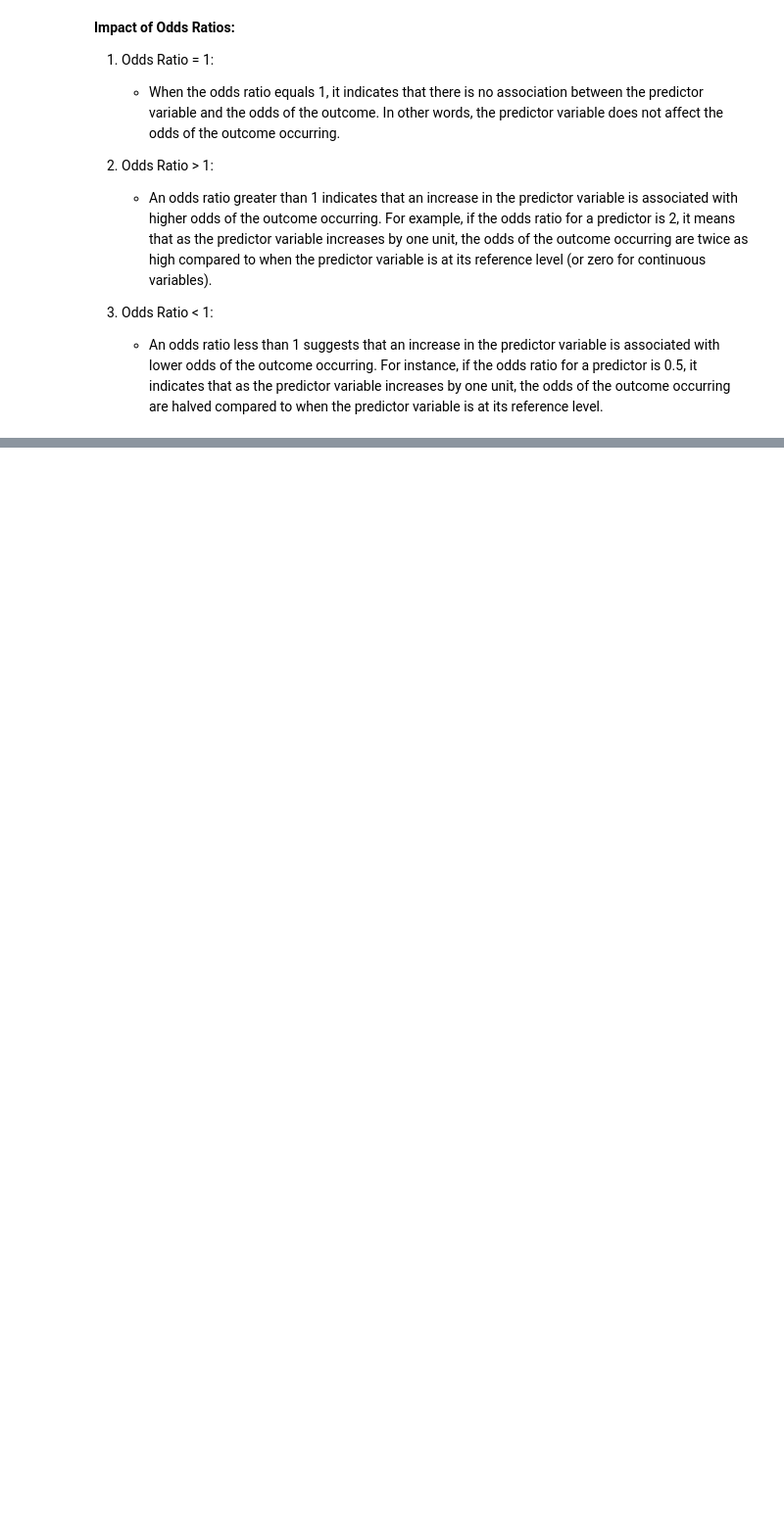
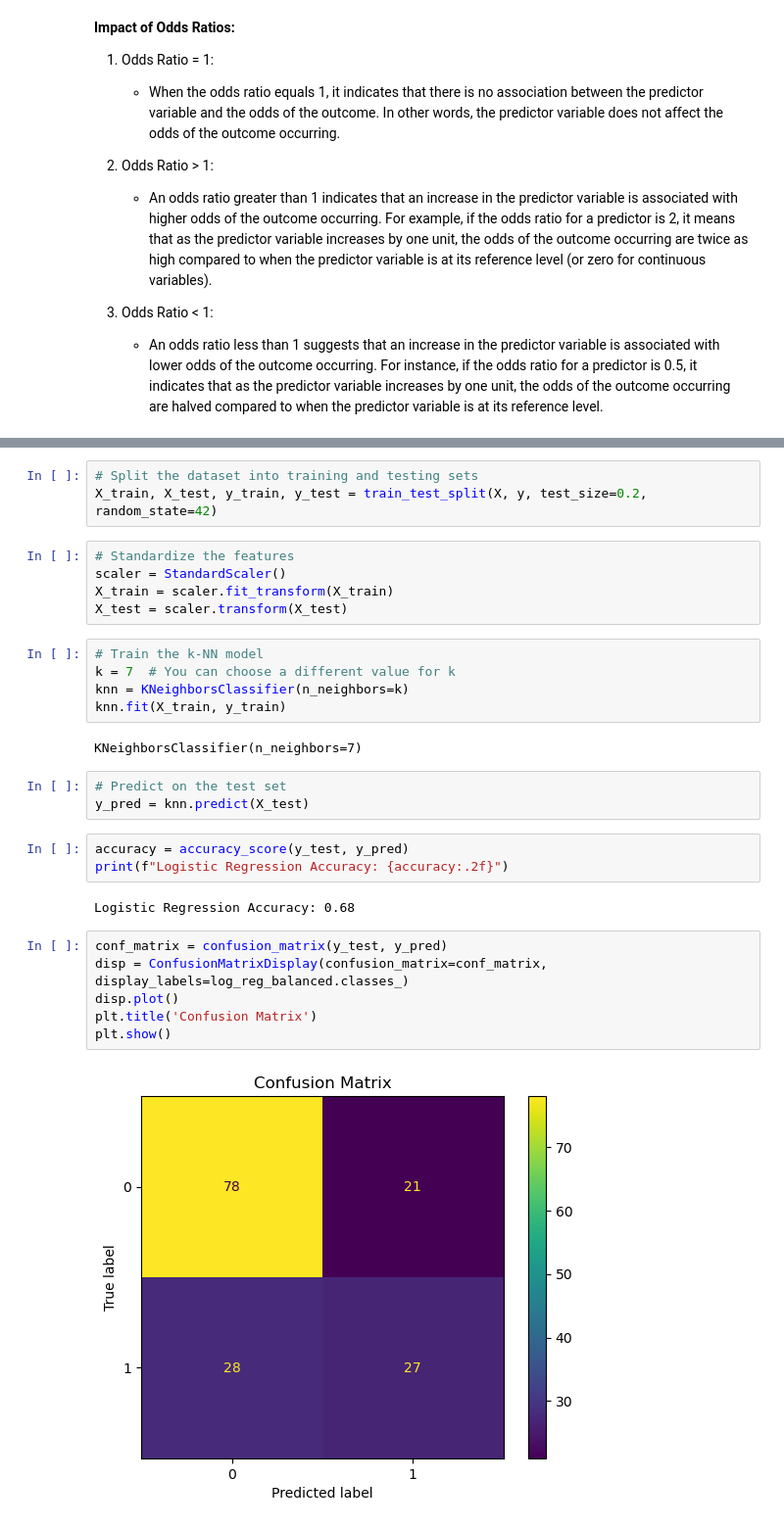
Before and after one commit to Hospital-Da-Luz-Learning-Health/MLCatolica25, a Jupyter notebook: Aula 6 - Supervised Learning II/Learning Notebook.ipynb, the cells around one changed output, grey strips where cells are left out. Shown at 98% size. Saved outputs shown, nothing was run; the diff lists cells and outputs as text; blank space fills up the shorter version.

```diff
--- a/Aula 6 - Supervised Learning II/Learning Notebook.ipynb
+++ b/Aula 6 - Supervised Learning II/Learning Notebook.ipynb
@@ -516,0 +526,31 @@ plt.show()
+# %%
+# Split the dataset into training and testing sets
+X_train, X_test, y_train, y_test = train_test_split(X, y, test_size=0.2, random_state=42)
+# %%
+# Standardize the features
+scaler = StandardScaler()
+X_train = scaler.fit_transform(X_train)
+X_test = scaler.transform(X_test)
+# %%
+# Train the k-NN model
+k = 7  # You can choose a different value for k
+knn = KNeighborsClassifier(n_neighbors=k)
+knn.fit(X_train, y_train)
+# %% [output]
+KNeighborsClassifier(n_neighbors=7)
+# %%
+# Predict on the test set
+y_pred = knn.predict(X_test)
+# %%
+accuracy = accuracy_score(y_test, y_pred)
+print(f"Logistic Regression Accuracy: {accuracy:.2f}")
+# %% [output]
+Logistic Regression Accuracy: 0.68
+# %%
+conf_matrix = confusion_matrix(y_test, y_pred)
+disp = ConfusionMatrixDisplay(confusion_matrix=conf_matrix, display_labels=log_reg_balanced.classes_)
+disp.plot()
+plt.title('Confusion Matrix')
+plt.show()
+# %% [output]
+[figure, added]
```
Also changed, not shown: parts of 5 cells of this notebook, 1 other file.
